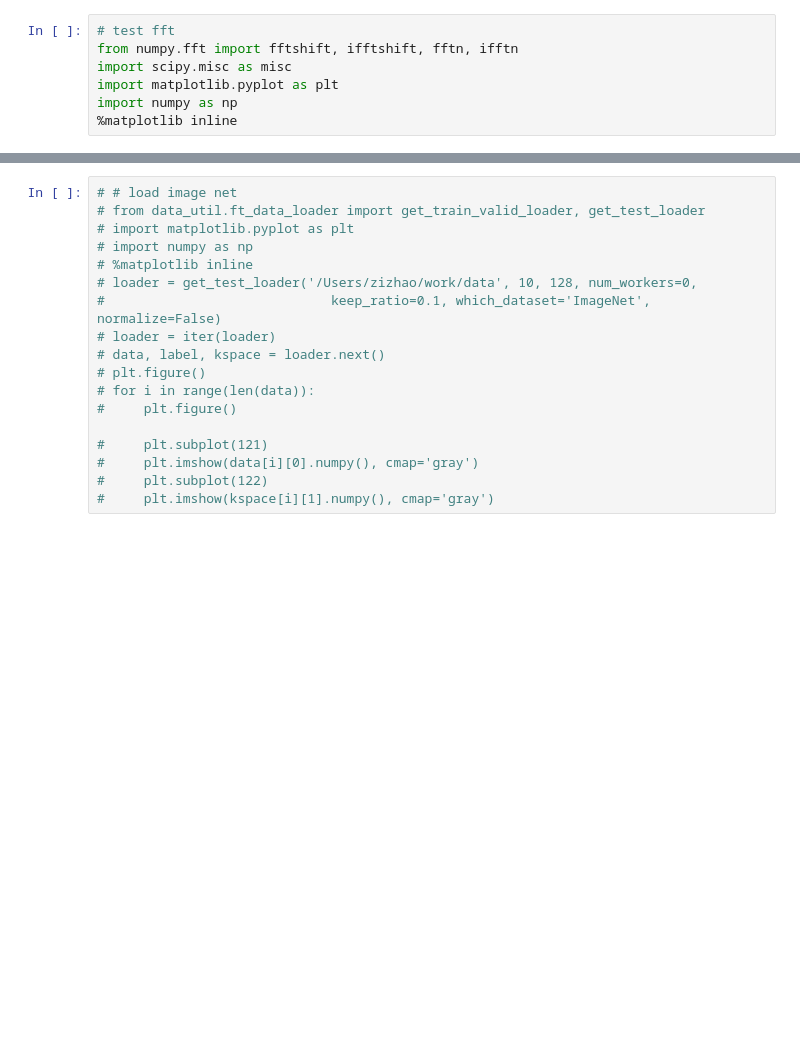
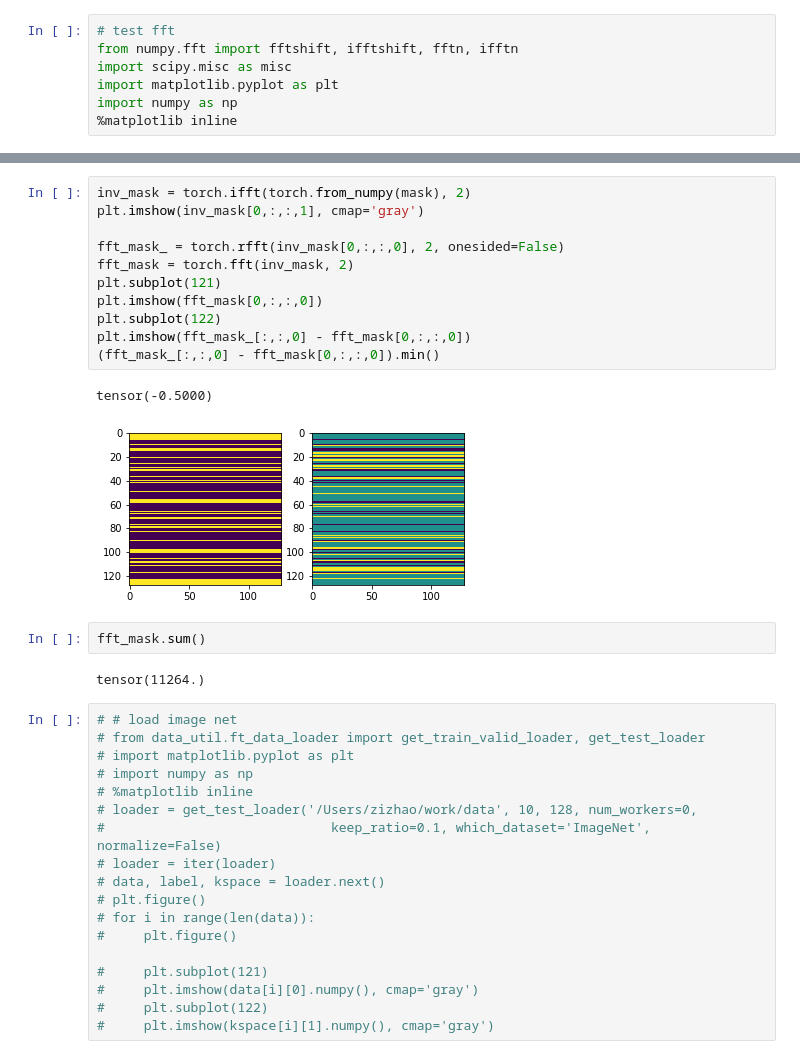
Before and after one commit to facebookresearch/active-mri-acquisition, a Jupyter notebook: small_tests.ipynb, the cells around one changed output, grey strips where cells are left out. Drawn from its saved outputs; the diff is of its cells as text; blank space fills up the shorter version.

```diff
--- a/small_tests.ipynb
+++ b/small_tests.ipynb
@@ -149,3 +168,21 @@ Use ``skimage.transform.resize`` instead.
+# %%
+inv_mask = torch.ifft(torch.from_numpy(mask), 2)
+plt.imshow(inv_mask[0,:,:,1], cmap='gray')
+
+fft_mask_ = torch.rfft(inv_mask[0,:,:,0], 2, onesided=False)
+fft_mask = torch.fft(inv_mask, 2)
+plt.subplot(121)
+plt.imshow(fft_mask[0,:,:,0])
+plt.subplot(122)
+plt.imshow(fft_mask_[:,:,0] - fft_mask[0,:,:,0])
+(fft_mask_[:,:,0] - fft_mask[0,:,:,0]).min()
+# %% [output]
+tensor(-0.5000)
+[figure, added]
+# %%
+fft_mask.sum()
+# %% [output]
+tensor(11264.)
 # %%
 # # load image net
 # from data_util.ft_data_loader import get_train_valid_loader, get_test_loader
```
Also changed, not shown: parts of 10 cells of this notebook, 25 other files.
